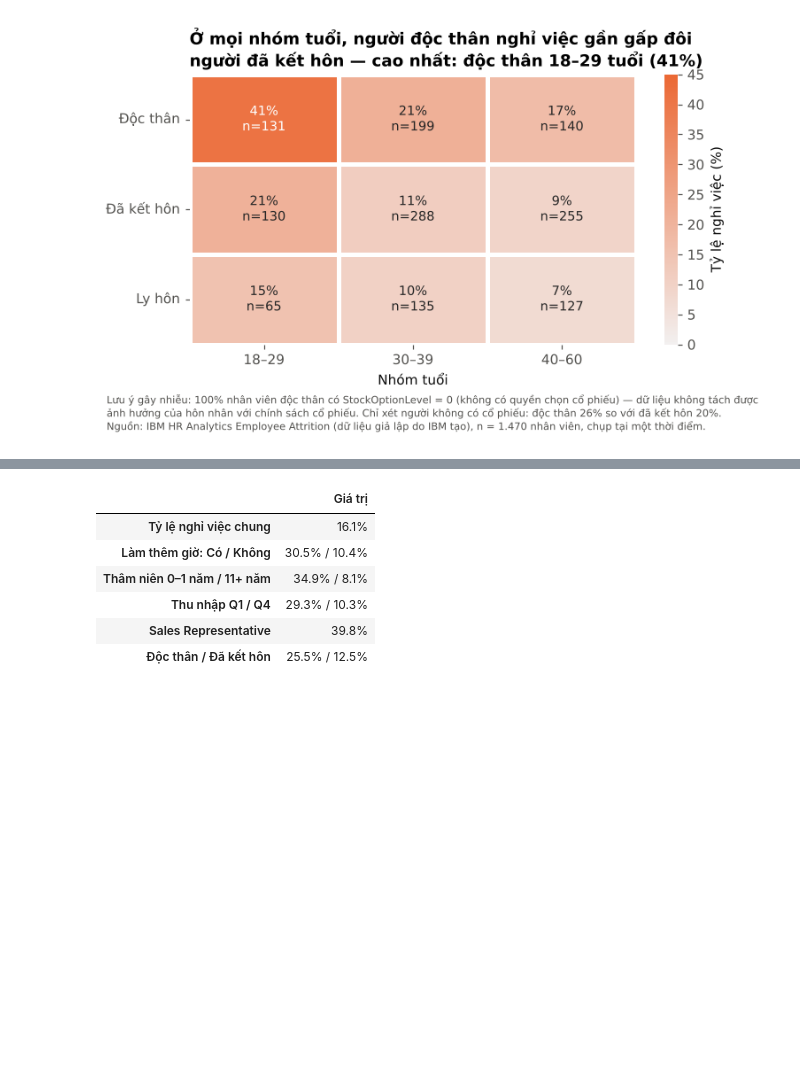
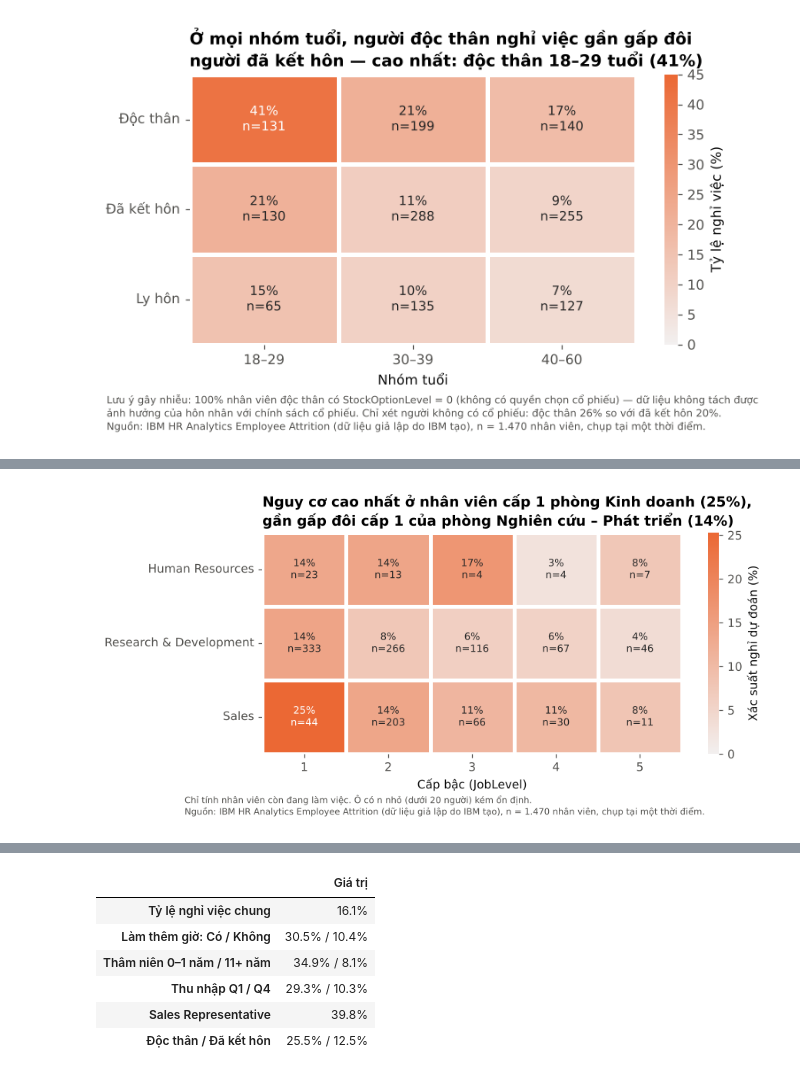
Before and after one commit to bachph2005-hash/INFO3020-EDA-Attrition, a Jupyter notebook: notebooks/eda_attrition.ipynb, the cells around one changed output, grey strips where cells are left out. Drawn from its saved outputs; the diff is of its cells as text; code cells hidden in the pictures; blank space fills up the shorter version.

```diff
--- a/notebooks/eda_attrition.ipynb
+++ b/notebooks/eda_attrition.ipynb
@@ -953,0 +1344,33 @@ plt.show()
+# %%
+cv_all = StratifiedKFold(n_splits=5, shuffle=True, random_state=SEED)
+X_all = clean[NUM_FEATS + CAT_FEATS]
+
+def oof_scenario(change=None):
+    """Xác suất nghỉ ngoài mẫu cho mọi nhân viên; nếu có `change`, đổi dữ liệu theo kịch bản trước khi chấm."""
+    out = pd.Series(index=X_all.index, dtype=float)
+    for tr_idx, te_idx in cv_all.split(X_all, y):
+        pipe = make_pipe(final_model).fit(X_all.iloc[tr_idx], y.iloc[tr_idx])
+        part = X_all.iloc[te_idx].copy()
+        if change is not None:
+            part = change(part)
+        out.iloc[te_idx] = pipe.predict_proba(part)[:, 1]
+    return out
+
+risk = oof_scenario()
+
+def reasons(r):
+    why = []
+    if r.OverTime == "Yes": why.append("làm thêm giờ")
+    if r.YearsAtCompany <= 1: why.append("thâm niên 0–1 năm")
+    if r.JobLevel == 1: why.append("cấp 1")
+    if r.StockOptionLevel == 0: why.append("không có cổ phiếu")
+    if r.BusinessTravel == "Travel_Frequently": why.append("hay đi công tác")
+    if r.EnvironmentSatisfaction == 1 or r.JobSatisfaction == 1: why.append("hài lòng thấp")
+    return ", ".join(why[:4])
+staying = clean[clean.Left == 0].assign(**{"Xác suất nghỉ": risk[clean.Left == 0]})
+watch = staying.sort_values("Xác suất nghỉ", ascending=False).head(15)
+watch_tbl = watch[["Department", "JobRole", "JobLevel", "Age", "YearsAtCompany", "Xác suất nghỉ"]].assign(
+    **{"Yếu tố nổi bật": watch.apply(reasons, axis=1)})
+display(watch_tbl.style.format({"Xác suất nghỉ": "{:.0%}"}))
+n_high = int((staying["Xác suất nghỉ"] >= THRESHOLD).sum())
+print(f"{n_high} nhân viên đang làm việc vượt ngưỡng {THRESHOLD:.2f} — đây là danh sách nên được ưu tiên trao đổi.")
@@ -953,0 +1396,14 @@ plt.show()
+# %%
+heat = staying.pivot_table(index="Department", columns="JobLevel", values="Xác suất nghỉ", aggfunc="mean")
+cnt = staying.pivot_table(index="Department", columns="JobLevel", values="Xác suất nghỉ", aggfunc="size")
+ann = (heat * 100).round(0).astype("Int64").astype(str) + "%\nn=" + cnt.astype("Int64").astype(str)
+fig, ax = plt.subplots(figsize=(8, 3.4))
+sns.heatmap(heat * 100, annot=ann.where(cnt >= 1, ""), fmt="", cmap=sns.light_palette(ACCENT, as_cmap=True), vmin=0,
+            linewidths=2, linecolor="white", cbar_kws={"label": "Xác suất nghỉ dự đoán (%)"}, annot_kws={"fontsize": 8.5}, ax=ax)
+ax.set_xlabel("Cấp bậc (JobLevel)"); ax.set_ylabel("")
+ax.set_title(f"Nguy cơ cao nhất ở nhân viên cấp 1 phòng Kinh doanh ({heat.loc['Sales', 1]:.0%}),\n"
+             f"gần gấp đôi cấp 1 của phòng Nghiên cứu – Phát triển ({heat.loc['Research & Development', 1]:.0%})")
+note(fig, "Chỉ tính nhân viên còn đang làm việc. Ô có n nhỏ (dưới 20 người) kém ổn định.")
+plt.show()
+# %% [output]
+[figure, added]
```
Also changed, not shown: parts of 29 cells of this notebook, 26 other files.
